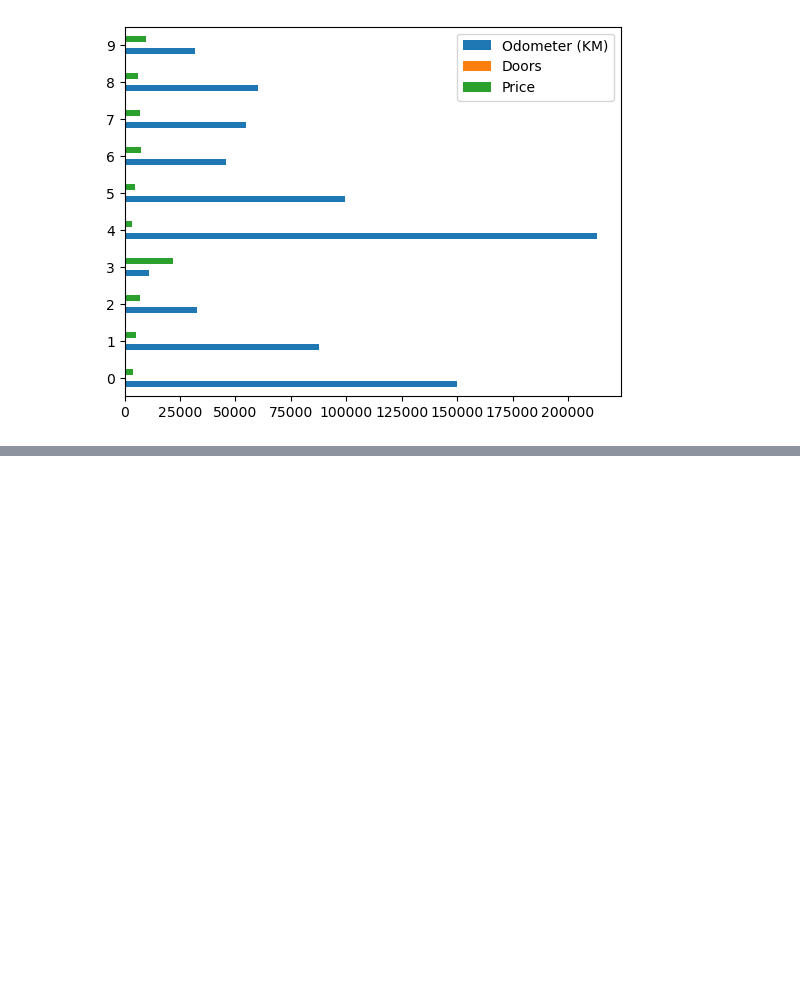
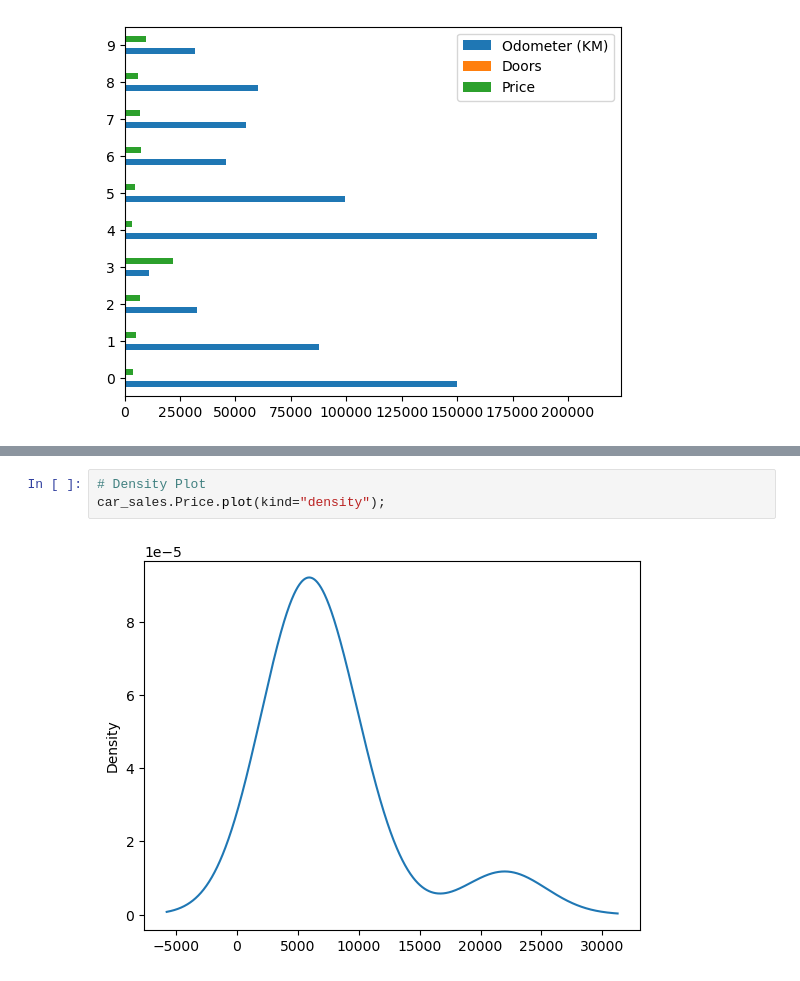
Before and after one commit to aftb777/Learning-Machine, a Jupyter notebook: MatpotlibCodes/PlottingPandas.ipynb, the cells around one changed output, grey strips where cells are left out. Drawn from its saved outputs; the diff is of its cells as text; blank space fills up the shorter version.

```diff
--- a/MatpotlibCodes/PlottingPandas.ipynb
+++ b/MatpotlibCodes/PlottingPandas.ipynb
@@ -79,0 +111,5 @@ car_sales.plot(
+# %%
+# Density Plot
+car_sales.Price.plot(kind="density");
+# %% [output]
+[figure, added]
```
Also changed, not shown: parts of 12 cells of this notebook.
